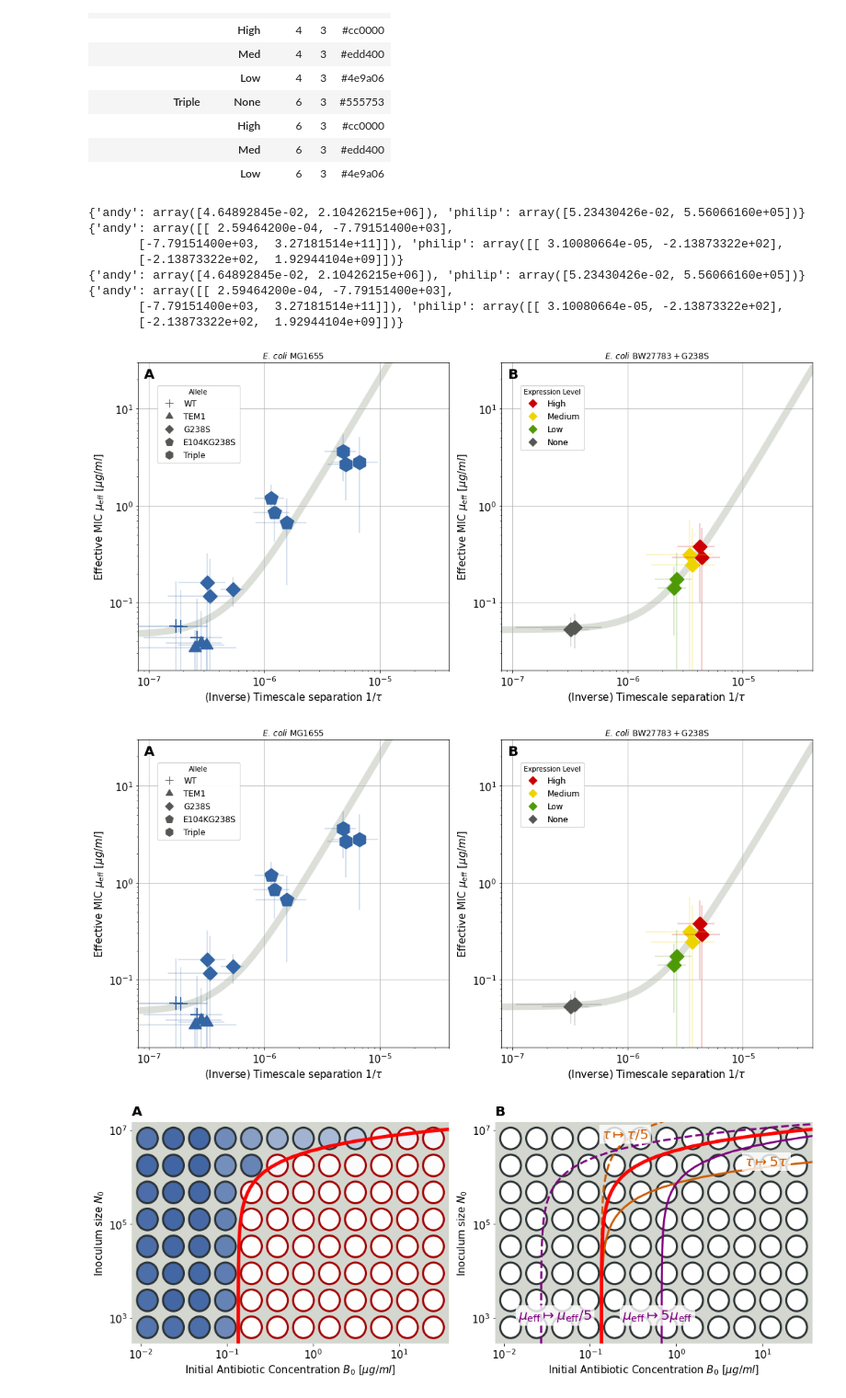
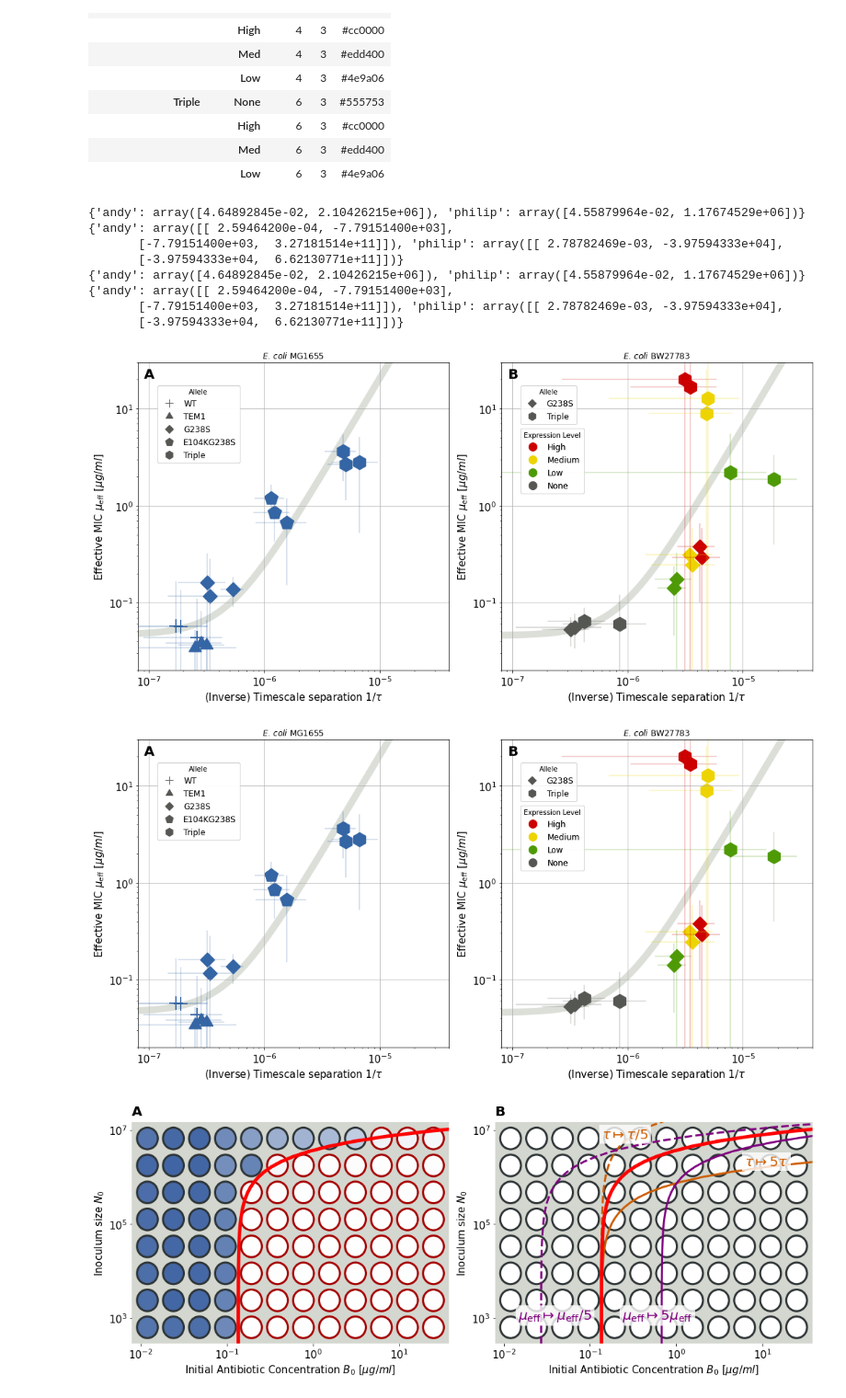
Before and after one commit to Michael000777/antibiotics, a Jupyter notebook: plots/plots for manuscript.ipynb, the cells around one changed output. Shown at 92% size. Drawn from its saved outputs; the diff is of its cells as text; code cells hidden in the pictures.

Commit message:
add Triple

```diff
--- a/plots/plots for manuscript.ipynb
+++ b/plots/plots for manuscript.ipynb
@@ -171,12 +171,12 @@ def plotoptions(datarow, errorbars = False):
     return ret
 # %%
 andy_label   = r'$E.\,coli~\mathrm{MG1655}$'
-philip_label = r'$E.\,coli~\mathrm{BW27783}+\mathrm{G238S}$'
+philip_label = r'$E.\,coli~\mathrm{BW27783}$'
 
 def PlotTauMIC(filename = 'tau_smic.pdf', exclude_experiment_keys = [], separate_strains = False, show_errors = False):
 
     legendpos_allele  = (0.05,0.94)
-    legendpos_exprlvl = (0.05,0.67)
+    legendpos_exprlvl = (0.05,0.80)
     legendpos_strain  = (0.05,0.50)
 
     def logmueff(tau,m0,phi):
@@ -260,10 +260,10 @@ def PlotTauMIC(filename = 'tau_smic.pdf', exclude_experiment_keys = [], separate
         allele_legend1 = axplot['andy'].legend(allele_legend_markers1, allele_legend_labels1, title = 'Allele',bbox_to_anchor = legendpos_allele, loc = 'upper left', fontsize = legend_fontsize)
         axplot['andy'].add_artist(allele_legend1)
 
-        #allele_legend_markers2 = [matplotlib.lines.Line2D([0],[0], marker = polygon(corners = marker), color = legendcolor, markersize = 12, linestyle='None') for label,marker in alleles.items()]
-        #allele_legend_labels2  = [label for label,marker in alleles.items()]
-        #allele_legend2 = axplot['philip'].legend(allele_legend_markers2, allele_legend_labels2, title = 'Allele',bbox_to_anchor = legendpos_allele, loc = 'upper left', fontsize = legend_fontsize)
-        #axplot['philip'].add_artist(allele_legend2)
+        allele_legend_markers2 = [matplotlib.lines.Line2D([0],[0], marker = polygon(corners = marker), color = legendcolor, markersize = 12, linestyle='None') for label,marker in [('G238S',4),('Triple',6)]]
+        allele_legend_labels2  = ['G238S','Triple']
+        allele_legend2 = axplot['philip'].legend(allele_legend_markers2, allele_legend_labels2, title = 'Allele',bbox_to_anchor = legendpos_allele, loc = 'upper left', fontsize = legend_fontsize)
+        axplot['philip'].add_artist(allele_legend2)
 
         #exprlvl_legend_markers1 = [  matplotlib.lines.Line2D([0],[0], marker = polygon(20, False),       markerfacecolor = plot_color_shape.loc[('philip','G238S','High')]['color'], markeredgecolor = plot_color_shape.loc[('philip','G238S','High')]['color'], linestyle = 'None', markersize = 12),
         #                             matplotlib.lines.Line2D([0],[0], marker = polygon(20, True),        markerfacecolor = 'None',      markeredgecolor = plot_color_shape.loc[('philip','G238S','Med')]['color'], linestyle = 'None', markersize = 12),
@@ -273,12 +273,12 @@ def PlotTauMIC(filename = 'tau_smic.pdf', exclude_experiment_keys = [], separate
         #exprlvl_legend1 = axplot['andy'].legend(exprlvl_legend_markers1, exprlvl_legend_labels1, title = 'Expression Level', bbox_to_anchor = legendpos_exprlvl, loc = 'upper left', fontsize = legend_fontsize)
         #axplot['andy'].add_artist(exprlvl_legend1)
 
-        exprlvl_legend_markers2 = [  matplotlib.lines.Line2D([0],[0], marker = polygon(4, False), markerfacecolor = plot_color_shape.loc[('philip','G238S','High')]['color'], markeredgecolor = plot_color_shape.loc[('philip','G238S','High')]['color'], linestyle = 'None', markersize = 12),
-                                     matplotlib.lines.Line2D([0],[0], marker = polygon(4, False), markerfacecolor = plot_color_shape.loc[('philip','G238S','Med')]['color'],      markeredgecolor = plot_color_shape.loc[('philip','G238S','Med')]['color'], linestyle = 'None', markersize = 12),
-                                     matplotlib.lines.Line2D([0],[0], marker = polygon(4, False), markerfacecolor = plot_color_shape.loc[('philip','G238S','Low')]['color'],      markeredgecolor = plot_color_shape.loc[('philip','G238S','Low')]['color'], linestyle = 'None', markersize = 12),
-                                     matplotlib.lines.Line2D([0],[0], marker = polygon(4, False), markerfacecolor = plot_color_shape.loc[('philip','G238S','None')]['color'],      markeredgecolor = plot_color_shape.loc[('philip','G238S','None')]['color'], linestyle = 'None', markersize = 12)]
+        exprlvl_legend_markers2 = [  matplotlib.lines.Line2D([0],[0], marker = polygon(20, False), markerfacecolor = plot_color_shape.loc[('philip','G238S','High')]['color'], markeredgecolor = plot_color_shape.loc[('philip','G238S','High')]['color'], linestyle = 'None', markersize = 12),
+                                     matplotlib.lines.Line2D([0],[0], marker = polygon(20, False), markerfacecolor = plot_color_shape.loc[('philip','G238S','Med')]['color'],      markeredgecolor = plot_color_shape.loc[('philip','G238S','Med')]['color'], linestyle = 'None', markersize = 12),
+                                     matplotlib.lines.Line2D([0],[0], marker = polygon(20, False), markerfacecolor = plot_color_shape.loc[('philip','G238S','Low')]['color'],      markeredgecolor = plot_color_shape.loc[('philip','G238S','Low')]['color'], linestyle = 'None', markersize = 12),
+                                     matplotlib.lines.Line2D([0],[0], marker = polygon(20, False), markerfacecolor = plot_color_shape.loc[('philip','G238S','None')]['color'],      markeredgecolor = plot_color_shape.loc[('philip','G238S','None')]['color'], linestyle = 'None', markersize = 12)]
         exprlvl_legend_labels2  = ['High', 'Medium', 'Low', 'None']
-        exprlvl_legend2 = axplot['philip'].legend(exprlvl_legend_markers2, exprlvl_legend_labels2, title = 'Expression Level', bbox_to_anchor = legendpos_allele, loc = 'upper left', fontsize = legend_fontsize)
+        exprlvl_legend2 = axplot['philip'].legend(exprlvl_legend_markers2, exprlvl_legend_labels2, title = 'Expression Level', bbox_to_anchor = legendpos_exprlvl, loc = 'upper left', fontsize = legend_fontsize)
         axplot['philip'].add_artist(exprlvl_legend2)
 
         axplot['andy'].set_title(andy_label)
@@ -286,42 +286,44 @@ def PlotTauMIC(filename = 'tau_smic.pdf', exclude_experiment_keys = [], separate
 
         axplot['andy'  ].annotate('A',[.02,.95],weight='bold',fontsize = panelID_fontsize, xycoords = 'axes fraction')
         axplot['philip'].annotate('B',[.02,.95],weight='bold',fontsize = panelID_fontsize, xycoords = 'axes fraction')
 
 
         axplot['andy'].grid()
         axplot['philip'].grid()
 
     fig.tight_layout()
     fig.savefig(filename)
 
 
 exclude = {'None':[],'Triple':['Triple_High_1', 'Triple_High_2', 'Triple_Med_1', 'Triple_Med_2','Triple_Low_1','Triple_Low_2','Triple_None_1','Triple_None_2'], 'TripleHigh':['Triple_High_1', 'Triple_High_2', 'Triple_Med_1', 'Triple_Med_2']}
 separate_strains = {'sep':True, 'both':False}
 errorbars = {'Errorbars':True, 'NoErrorbars':False}
 
 #for ename,e in exclude.items():
 #    for sname, s in separate_strains.items():
 #        for ebname, eb in errorbars.items():
 #            PlotTauMIC(filename = 'tau_smic_{}_{}_{}.pdf'.format(ename,sname,ebname), exclude_experiment_keys = e, separate_strains = s, show_errors = eb)
 
 
 exclude_andy   = [title for title in results['Title'] if '-IPTG' in title]
-exclude_philip = [title for title in results['Title'] if (title[-1] in ['1','2','3']) and (not 'G238S' in title)]
 
+# remove all but G238S
+#exclude_philip = [title for title in results['Title'] if (title[-1] in ['1','2','3']) and (not 'G238S' in title)]
+exclude_philip = []
 
 PlotTauMIC(filename = 'fig4_tauscmic.pdf', exclude_experiment_keys=exclude_andy + exclude_philip, separate_strains=True, show_errors=True)
 PlotTauMIC(filename = 'fig4_tauscmic.png', exclude_experiment_keys=exclude_andy + exclude_philip, separate_strains=True, show_errors=True)
 # %% [output]
-{'andy': array([4.64892845e-02, 2.10426215e+06]), 'philip': array([5.23430426e-02, 5.56066160e+05])}
+{'andy': array([4.64892845e-02, 2.10426215e+06]), 'philip': array([4.55879964e-02, 1.17674529e+06])}
 {'andy': array([[ 2.59464200e-04, -7.79151400e+03],
-       [-7.79151400e+03,  3.27181514e+11]]), 'philip': array([[ 3.10080664e-05, -2.13873322e+02],
-       [-2.13873322e+02,  1.92944104e+09]])}
-{'andy': array([4.64892845e-02, 2.10426215e+06]), 'philip': array([5.23430426e-02, 5.56066160e+05])}
+       [-7.79151400e+03,  3.27181514e+11]]), 'philip': array([[ 2.78782469e-03, -3.97594333e+04],
+       [-3.97594333e+04,  6.62130771e+11]])}
+{'andy': array([4.64892845e-02, 2.10426215e+06]), 'philip': array([4.55879964e-02, 1.17674529e+06])}
 {'andy': array([[ 2.59464200e-04, -7.79151400e+03],
-       [-7.79151400e+03,  3.27181514e+11]]), 'philip': array([[ 3.10080664e-05, -2.13873322e+02],
-       [-2.13873322e+02,  1.92944104e+09]])}
+       [-7.79151400e+03,  3.27181514e+11]]), 'philip': array([[ 2.78782469e-03, -3.97594333e+04],
+       [-3.97594333e+04,  6.62130771e+11]])}
-[figure, old version]
+[figure, new version]
-[figure, old version]
+[figure, new version]
 # %%
 def grid2design(gridcoordinates, plate_size, griddesign = (12.,8.)):
     if isinstance(gridcoordinates[0],(list,tuple,np.ndarray)):
```
Also changed, not shown: parts of 1 cell of this notebook.
